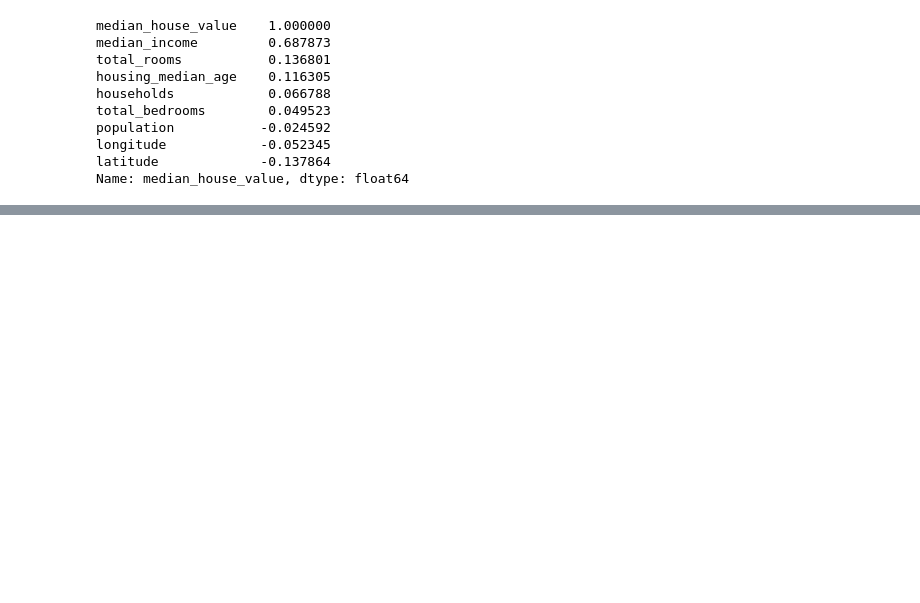
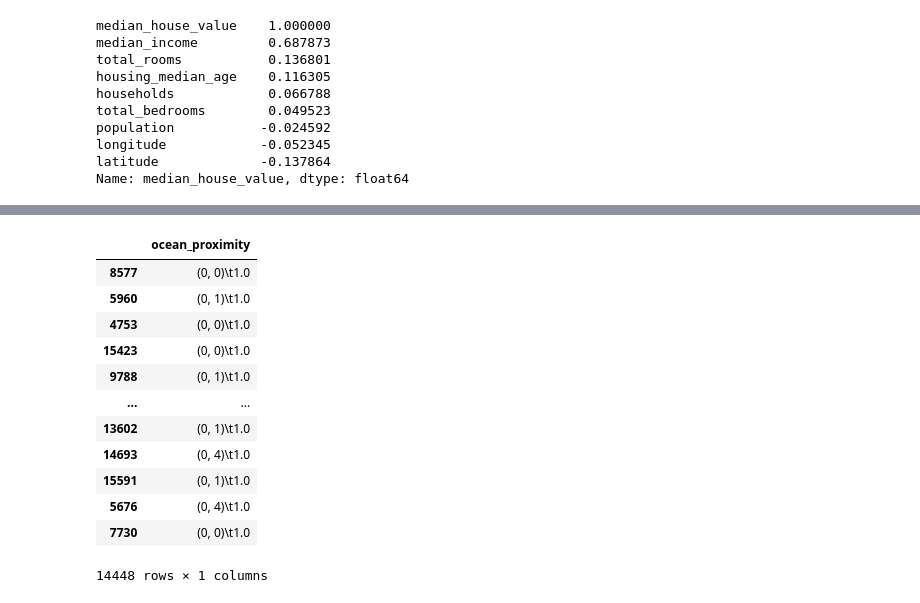
Before and after one commit to Baylor-AI/mt_QC_JO, a Jupyter notebook: Chapter_2/Chapter-2.ipynb, the cells around one changed output, grey strips where cells are left out. Drawn from its saved outputs; the diff is of its cells as text; code cells hidden in the pictures; blank space fills up the shorter version.

```diff
--- a/Chapter_2/Chapter-2.ipynb
+++ b/Chapter_2/Chapter-2.ipynb
@@ -240,0 +241,9 @@ plt.legend()
+# %%
+#Lets create a data for training
+# We will drop :Median_house_value" from the dataset and and get it as a target
+housing = strat_train_set.drop("median_house_value",axis=1)
+housing_labels = strat_train_set.median_house_value.copy()
+
+#Working with missing fetures
+#Lets look again
+housing.info()
@@ -240,0 +267,5 @@ plt.legend()
+# %%
+#Lets Calculate median and fill that value
+median = housing.total_bedrooms.median()
+housing.total_bedrooms.fillna(median,inplace=True)
+housing.info()
@@ -240,0 +315,6 @@ plt.legend()
+# %%
+# The above methods helped us to deal with the missing numerical points.
+# Here we will look how to deal with text and categorical values
+
+housing_cat = housing[["ocean_proximity"]]
+housing_cat.head(10)
@@ -240,0 +356,24 @@ plt.legend()
+# %%
+'''
+Although we have encoded cagtegorical variables to numberical, there may be some bais while training.
+Lets create one-hot encoding.
+'''
+from sklearn.preprocessing import OneHotEncoder
+one_hot_encoder = OneHotEncoder()
+housing_cat_1hot = one_hot_encoder.fit_transform(housing_cat)
+housing_cat_1hot_df = pd.DataFrame(housing_cat_1hot,columns=housing_cat.columns,index=housing_cat.index)
+housing_cat_1hot_df
+# %% [output]
+|  | ocean_proximity |
+| 8577 | (0, 0)\t1.0 |
+| 5960 | (0, 1)\t1.0 |
+| 4753 | (0, 0)\t1.0 |
+| 15423 | (0, 0)\t1.0 |
+| 9788 | (0, 1)\t1.0 |
+| ... | ... |
+| 13602 | (0, 1)\t1.0 |
+| 14693 | (0, 4)\t1.0 |
+| 15591 | (0, 1)\t1.0 |
+| 5676 | (0, 4)\t1.0 |
+| 7730 | (0, 0)\t1.0 |
+14448 rows × 1 columns
```
Also changed, not shown: parts of 14 cells of this notebook, 1 other file.
